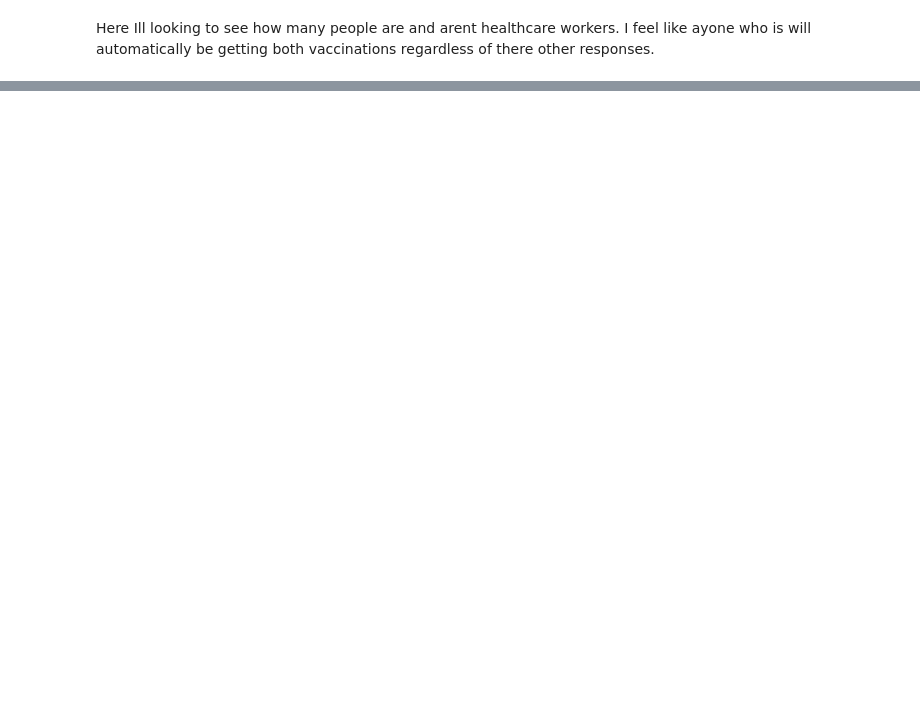
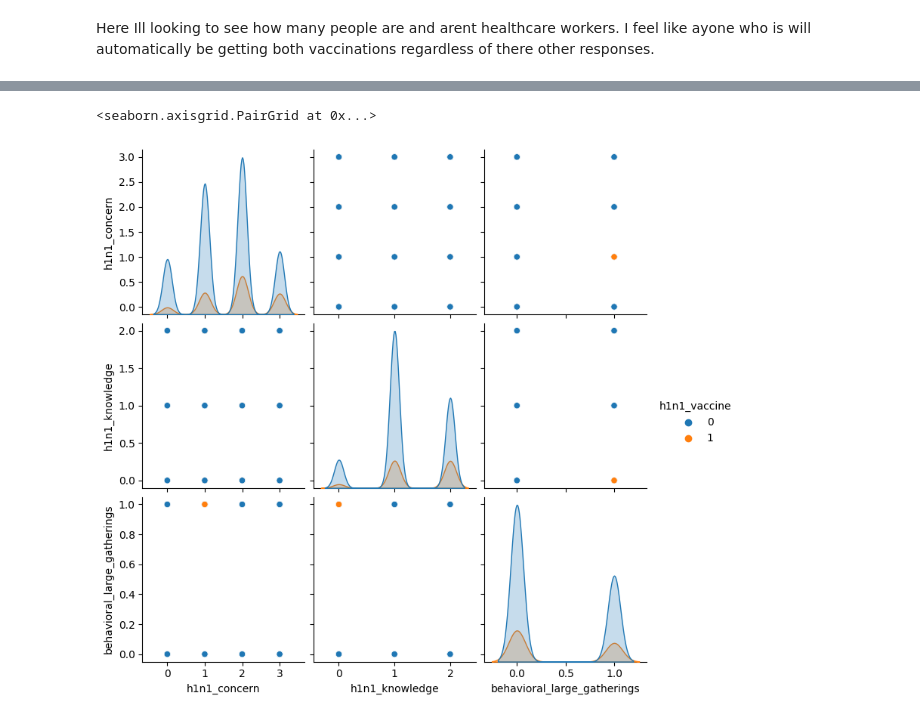
Before and after one commit to nudaee/DataScienceGuidedCapstone, a Jupyter notebook: Notebooks/Eda Cap2_01.ipynb, the cells around one changed output, grey strips where cells are left out. Cells and saved outputs as stored; diff of their text form; code cells hidden in the pictures; blank space fills up the shorter version.

```diff
--- a/Notebooks/Eda Cap2_01.ipynb
+++ b/Notebooks/Eda Cap2_01.ipynb
@@ -62,0 +158,6 @@ plt.show()
+# %%
+#penguins = sns.load_dataset("penguins")
+sns.pairplot(joined_data, vars=['h1n1_concern','h1n1_knowledge', 'behavioral_large_gatherings'],hue='h1n1_vaccine' )
+# %% [output]
+<seaborn.axisgrid.PairGrid at 0x...>
+[figure, added]
```
Also changed, not shown: parts of 28 cells of this notebook.
